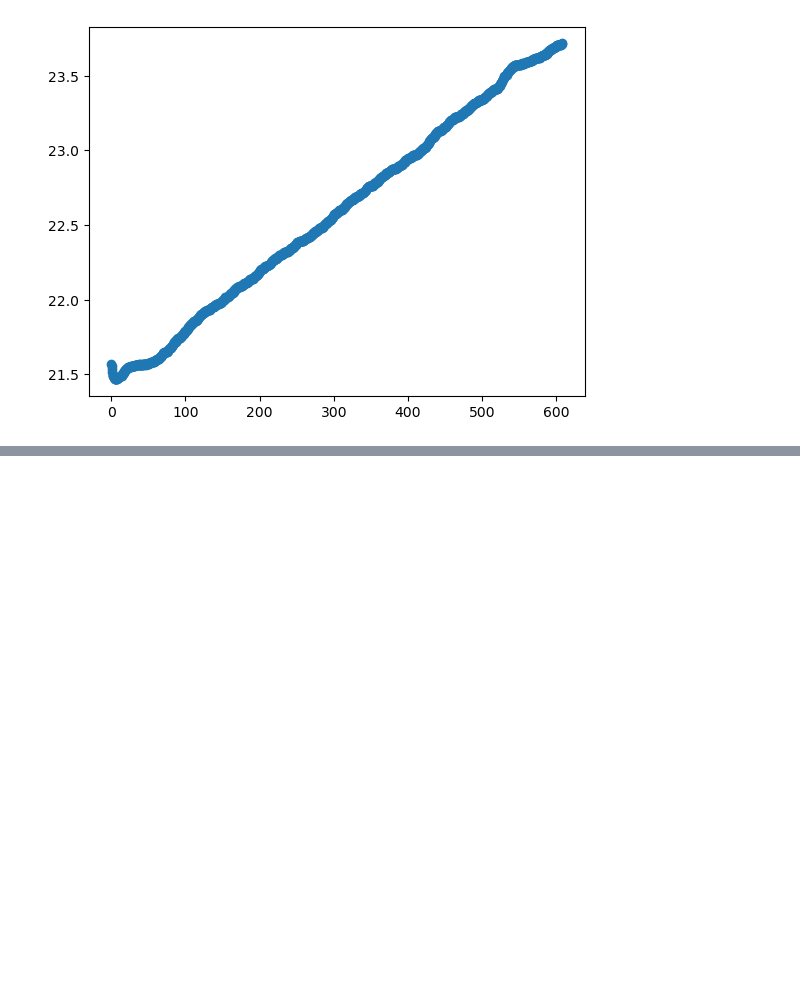
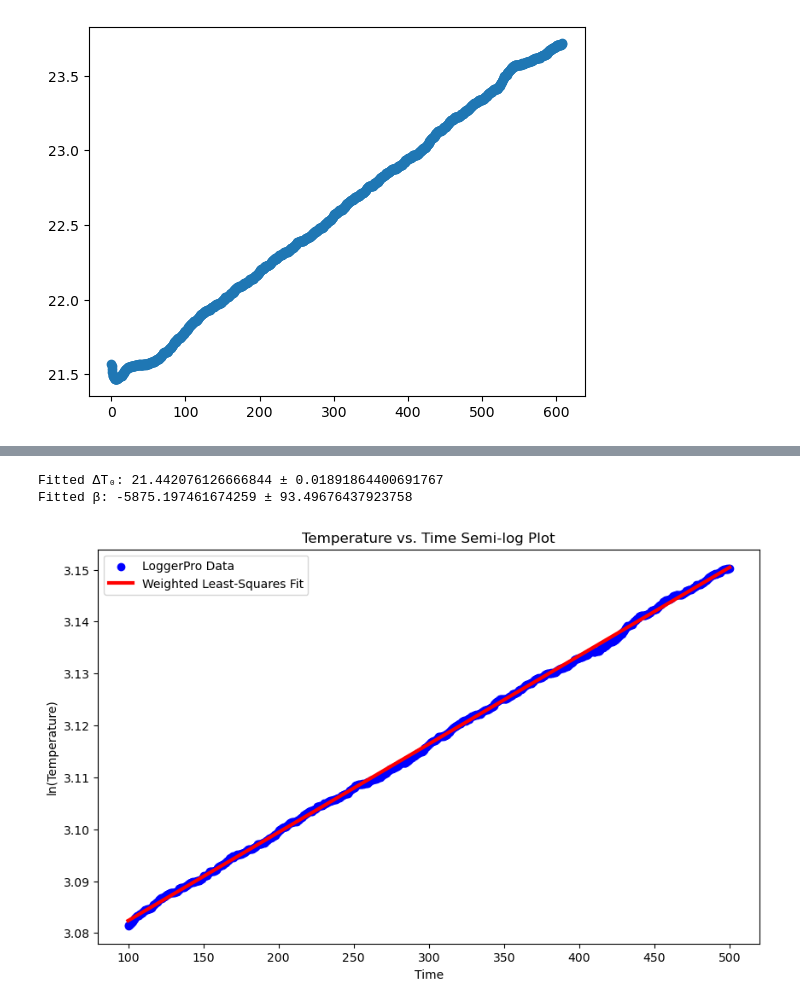
Before and after one commit to emilyebell/Physics5CL, a Jupyter notebook: 5CL_Lab6_Experiment3_Styrofoam.ipynb, the cells around one changed output, grey strips where cells are left out. Cells and saved outputs as stored; diff of their text form; code cells hidden in the pictures; blank space fills up the shorter version.

```diff
--- a/5CL_Lab6_Experiment3_Styrofoam.ipynb
+++ b/5CL_Lab6_Experiment3_Styrofoam.ipynb
@@ -58,0 +75,61 @@ Calculated k: 0.029123697816010333
+# %%
+import numpy as np
+from scipy.optimize import curve_fit
+import matplotlib.pyplot as plt
+
+# Sample data arrays (replace these with your actual data)
+# time = np.array([...])
+# temperature = np.array([...])
+
+# Transform the temperature data by taking the natural log
+ln_temperature = np.log(temperature)
+
+# Define the uncertainties for ln(temperature)
+sigma_T = 0.2  # Given uncertainty in temperature
+sigma_ln_T = sigma_T / temperature  # Error propagation for ln(T)
+
+# Define a linear model for fitting
+def linear_model(t, intercept, slope):
+    return intercept + slope * t
+
+# Perform the weighted least squares fit using curve_fit
+# Initial guesses for intercept and slope
+initial_guess = [np.mean(ln_temperature), -1]
+
+# Fit the data with weights (1 / sigma^2)
+params, covariance = curve_fit(
+    linear_model,
+    time,
+    ln_temperature,
+    sigma=sigma_ln_T,
+    p0=initial_guess,
+    absolute_sigma=True  # Treats sigma as absolute errors
+)
+
+# Extract fitted parameters
+intercept, slope = params
+T0_fit = np.exp(intercept)  # Convert intercept to ΔT₀
+beta_fit = -1 / slope  # Convert slope to β
+
+# Calculate standard errors from the covariance matrix
+intercept_error, slope_error = np.sqrt(np.diag(covariance))
+T0_error = T0_fit * intercept_error  # Propagate error for exp(intercept)
+beta_error = slope_error / (slope ** 2)  # Propagate error for -1/slope
+
+# Print fitted parameters and their errors
+print(f"Fitted ΔT₀: {T0_fit} ± {T0_error}")
+print(f"Fitted β: {beta_fit} ± {beta_error}")
+
+# Plotting the data and weighted linear fit
+plt.figure(figsize=(10, 6))
+plt.scatter(time, ln_temperature, label='LoggerPro Data', color='blue')
+plt.plot(time, linear_model(time, intercept, slope), label='Weighted Least-Squares Fit', color='red', linewidth = 3)
+plt.xlabel('Time')
+plt.ylabel('ln(Temperature)')
+plt.title("Temperature vs. Time Semi-log Plot")
+plt.legend()
+plt.show()
+# %% [output]
+Fitted ΔT₀: 21.442076126666844 ± 0.01891864400691767
+Fitted β: -5875.197461674259 ± 93.49676437923758
+[figure, added]
```
Also changed, not shown: parts of 5 cells of this notebook.
